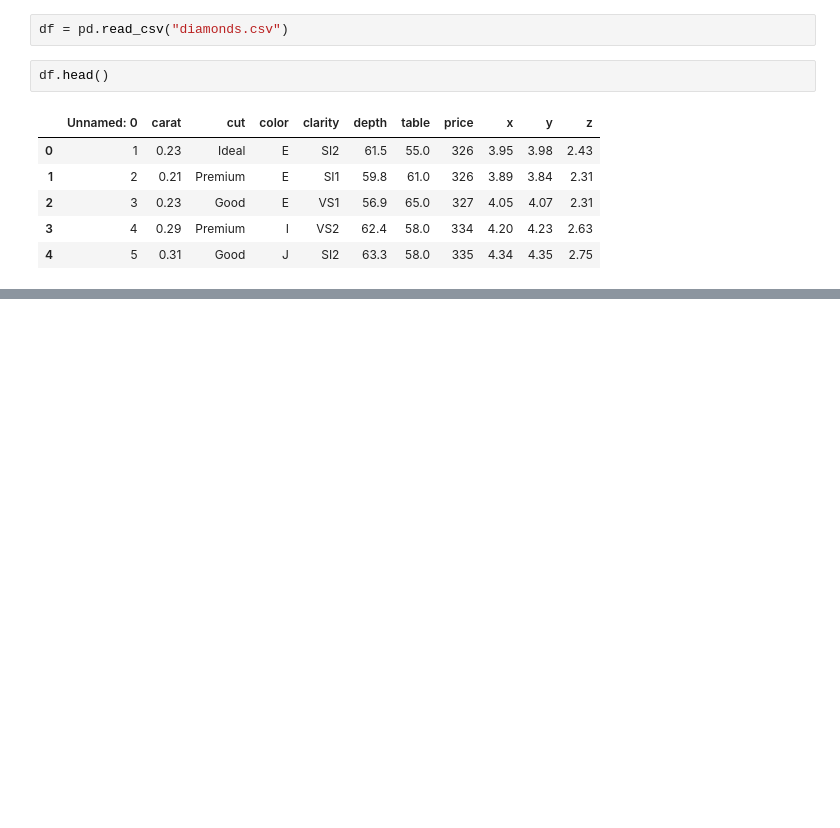
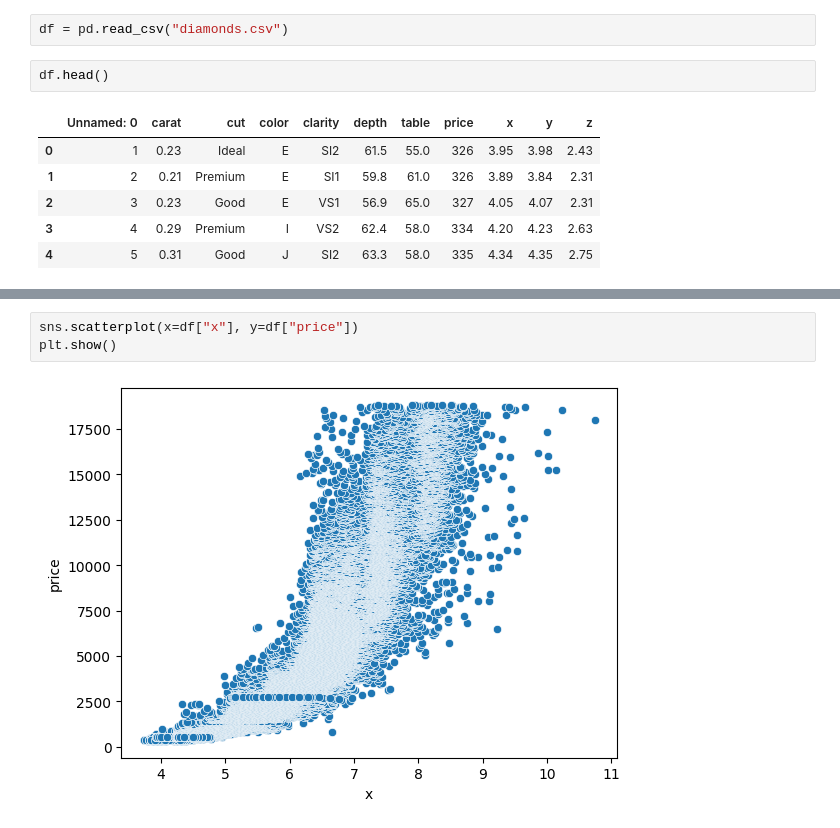
Before and after one commit to enistolgasn/Data-Science-and-Machine-Learning, a Jupyter notebook: 26 - SVM Regressor/main.ipynb, the cells around one changed output, grey strips where cells are left out. Cells and saved outputs as stored; diff of their text form; blank space fills up the shorter version.

```diff
--- a/26 - SVM Regressor/main.ipynb
+++ b/26 - SVM Regressor/main.ipynb
@@ -17,0 +109,5 @@ df.head()
+# %%
+sns.scatterplot(x=df["x"], y=df["price"])
+plt.show()
+# %% [output]
+[figure, added]
```
Also changed, not shown: parts of 52 cells of this notebook.
